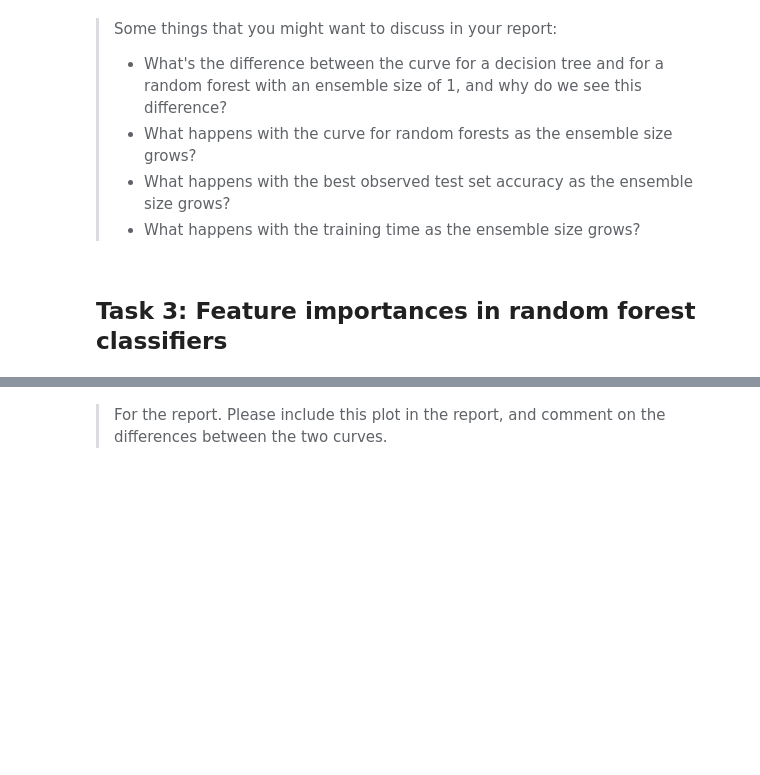
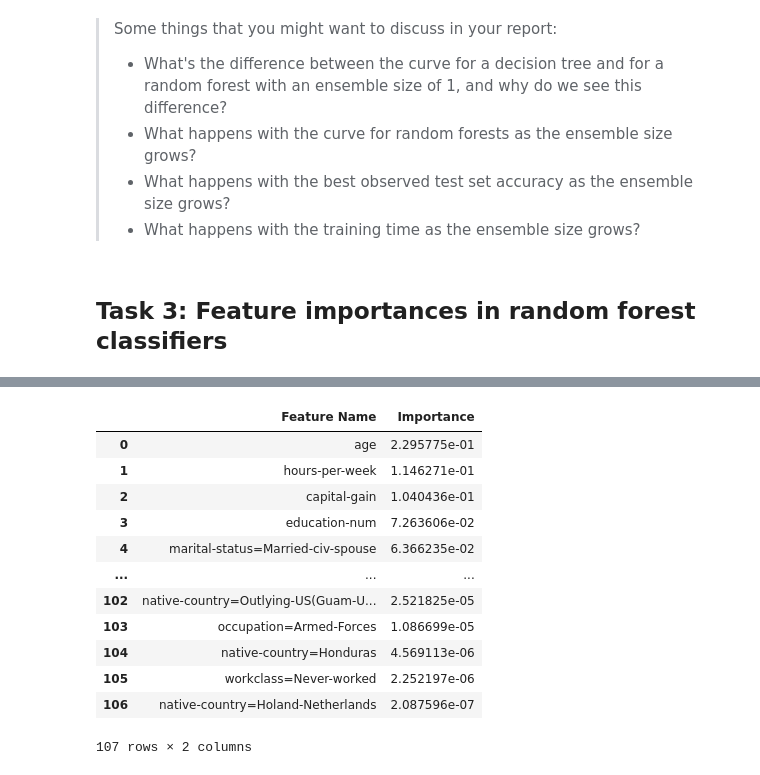
Before and after one commit to ribesstefano/chalmers_dat340_applied_machine_learning, a Jupyter notebook: assignment_2/DAT340_Assignment_2.ipynb, the cells around one changed output, grey strips where cells are left out. Saved outputs shown, nothing was run; the diff lists cells and outputs as text; code cells hidden in the pictures; blank space fills up the shorter version.

```diff
--- a/assignment_2/DAT340_Assignment_2.ipynb
+++ b/assignment_2/DAT340_Assignment_2.ipynb
@@ -1099,2 +381,26 @@ plt.show()
-# %% [markdown]
-> For the report. Please include this plot in the report, and comment on the differences between the two curves.
+# %%
+vectorizer = pipeline.steps[0][1]
+randforest = pipeline.steps[1][1]
+# Get indeces of sorted importance values, then the sorted feature names
+sorted_idx = (-randforest.feature_importances_).argsort()
+features_names = vectorizer.get_feature_names_out()[sorted_idx]
+features_vals = randforest.feature_importances_[sorted_idx]
+# Logging
+table_data = []
+for elem in zip(features_names, features_vals):
+    table_data.append(elem)
+pd.DataFrame(table_data, columns=['Feature Name', 'Importance'])
+# %% [output]
+|  | Feature Name | Importance |
+| 0 | age | 2.295775e-01 |
+| 1 | hours-per-week | 1.146271e-01 |
+| 2 | capital-gain | 1.040436e-01 |
+| 3 | education-num | 7.263606e-02 |
+| 4 | marital-status=Married-civ-spouse | 6.366235e-02 |
+| ... | ... | ... |
+| 102 | native-country=Outlying-US(Guam-U... | 2.521825e-05 |
+| 103 | occupation=Armed-Forces | 1.086699e-05 |
+| 104 | native-country=Honduras | 4.569113e-06 |
+| 105 | workclass=Never-worked | 2.252197e-06 |
+| 106 | native-country=Holand-Netherlands | 2.087596e-07 |
+107 rows × 2 columns
```
Also changed, not shown: parts of 57 cells of this notebook.
